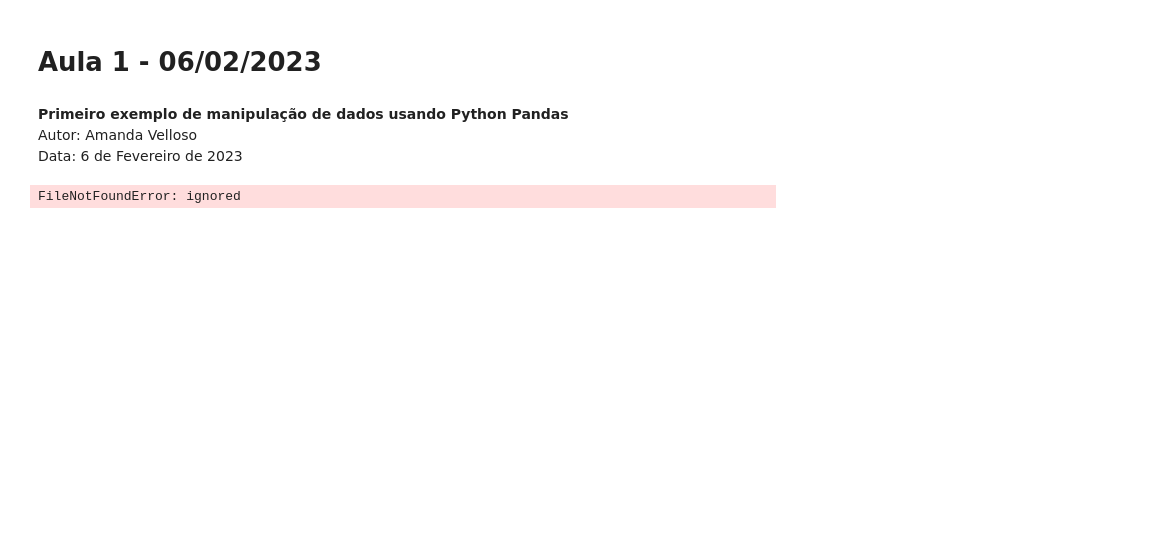
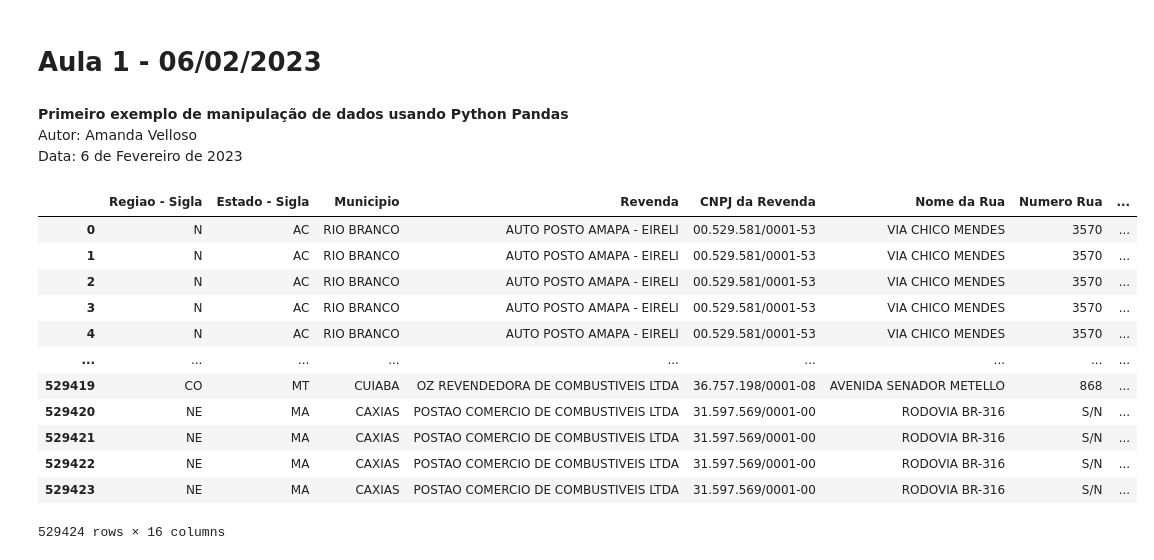
Before and after one commit to vellsant/extensao_analisededados, a Jupyter notebook: Extensão_AnáliseDeDados.ipynb, the cells around one changed output. Cells and saved outputs as stored; diff of their text form; code cells hidden in the pictures; blank space fills up the shorter version.

```diff
--- a/Extensão_AnáliseDeDados.ipynb
+++ b/Extensão_AnáliseDeDados.ipynb
@@ -9,7 +9,22 @@ Data: 6 de Fevereiro de 2023
 # %%
 # Importando biblioteca Pandas no Python
 import pandas as pd
-
-combustiveis_df = pd.read_csv("")
-# %% [output]
-FileNotFoundError: ignored
+# %%
+#Cria o Dataframe com as informações no CSV.
+combustiveis_df = pd.read_csv("/content/precos-semestrais-ca-2022-01.csv", sep=";")
+# %%
+display(combustiveis_df)
+# %% [output]
+|  | Regiao - Sigla | Estado - Sigla | Municipio | Revenda | CNPJ da Revenda | Nome da Rua | Numero Rua | ... |
+| 0 | N | AC | RIO BRANCO | AUTO POSTO AMAPA - EIRELI | 00.529.581/0001-53 | VIA CHICO MENDES | 3570 | ... |
+| 1 | N | AC | RIO BRANCO | AUTO POSTO AMAPA - EIRELI | 00.529.581/0001-53 | VIA CHICO MENDES | 3570 | ... |
+| 2 | N | AC | RIO BRANCO | AUTO POSTO AMAPA - EIRELI | 00.529.581/0001-53 | VIA CHICO MENDES | 3570 | ... |
+| 3 | N | AC | RIO BRANCO | AUTO POSTO AMAPA - EIRELI | 00.529.581/0001-53 | VIA CHICO MENDES | 3570 | ... |
+| 4 | N | AC | RIO BRANCO | AUTO POSTO AMAPA - EIRELI | 00.529.581/0001-53 | VIA CHICO MENDES | 3570 | ... |
+| ... | ... | ... | ... | ... | ... | ... | ... | ... |
+| 529419 | CO | MT | CUIABA | OZ REVENDEDORA DE COMBUSTIVEIS LTDA | 36.757.198/0001-08 | AVENIDA SENADOR METELLO | 868 | ... |
+| 529420 | NE | MA | CAXIAS | POSTAO COMERCIO DE COMBUSTIVEIS LTDA | 31.597.569/0001-00 | RODOVIA BR-316 | S/N | ... |
+| 529421 | NE | MA | CAXIAS | POSTAO COMERCIO DE COMBUSTIVEIS LTDA | 31.597.569/0001-00 | RODOVIA BR-316 | S/N | ... |
+| 529422 | NE | MA | CAXIAS | POSTAO COMERCIO DE COMBUSTIVEIS LTDA | 31.597.569/0001-00 | RODOVIA BR-316 | S/N | ... |
+| 529423 | NE | MA | CAXIAS | POSTAO COMERCIO DE COMBUSTIVEIS LTDA | 31.597.569/0001-00 | RODOVIA BR-316 | S/N | ... |
+529424 rows × 16 columns
```
Also changed, not shown: parts of 3 cells of this notebook.
